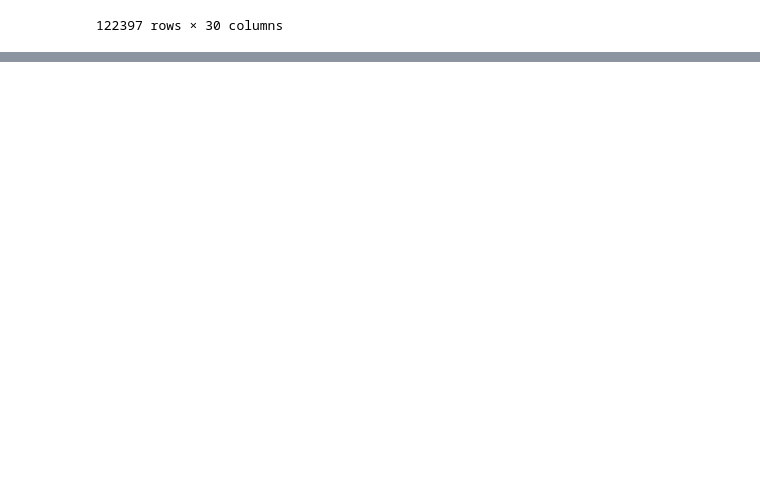
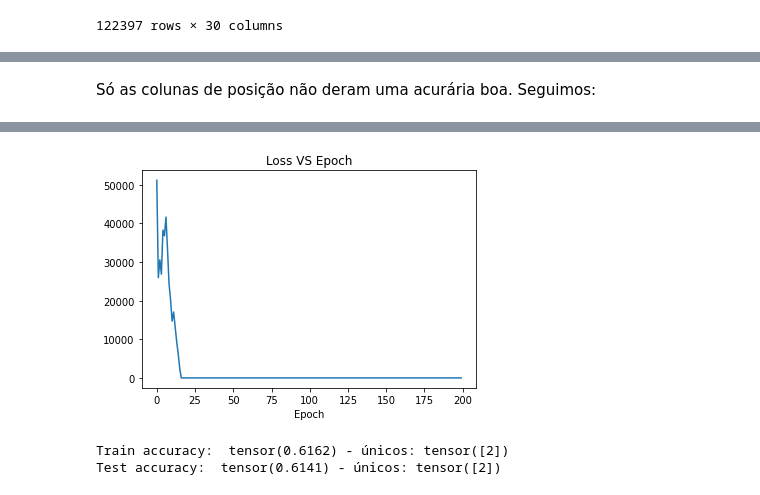
Before and after one commit to jopapo/pos_datascience_redesneurais_tf, a Jupyter notebook: tf.ipynb, the cells around one changed output, grey strips where cells are left out. Drawn from its saved outputs; the diff is of its cells as text; code cells hidden in the pictures; blank space fills up the shorter version.

```diff
--- a/tf.ipynb
+++ b/tf.ipynb
@@ -210,0 +383,29 @@ test accuracy: 20.943345450506826 %
+# %% [markdown]
+Só as colunas de posição não deram uma acurária boa. Seguimos:
+# %%
+# Hipótese 2: Apenas dados com mais que 10% de dados presentes
+
+hyp2_columns = ['DCAL', 'CALI', 'Delta_DTC', 'RMED', 'DTC', 'RDEP', 'Z_LOC', 'GROUP_encoded', 'Delta_DEPTH_MD', 'Delta_GR', 'FORMATION_encoded',
+    'DEPTH_MD', 'Normalized_GR', 'X_LOC', 'BS', 'GR', 'Y_LOC']
+
+class ANN_v4(nn.Module):
+    def __init__(self):
+        super().__init__()
+        self.fc1 = nn.Linear(in_features=len(hyp2_columns), out_features=len(hyp2_columns))
+        self.fc2 = nn.Linear(in_features=len(hyp2_columns), out_features=len(hyp2_columns))
+        self.output = nn.Linear(in_features=len(hyp2_columns), out_features=len(lithofacies))
+
+    def forward(self, x):
+        x = F.relu(self.fc1(x))
+        x = F.relu(self.fc2(x))
+        x = self.output(x)
+
+        return x
+
+# Treinando
+
+(X_train_3, X_test_3, y_train_3, y_test_3) = separate_datasets(categories=hyp2_columns)
+
+# Teste com mais épocas pq atingiu um ótimo local
+model_v4 = train_model(ANN_v4, X_train=X_train_3, y_train=y_train_3, epochs=200)
+# %% [output]
@@ -210,0 +432,7 @@ test accuracy: 20.943345450506826 %
+[figure, added]
+# %%
+output_hidden_prediction(model_v4, hyp2_columns)
+print_accuracy(model_v4, X_tr=X_train_3, y_tr=y_train_3, X_te=X_test_3, y_te=y_test_3)
+# %% [output]
+Train accuracy:  tensor(0.6162) - únicos: tensor([2])
+Test accuracy:  tensor(0.6141) - únicos: tensor([2])
```
Also changed, not shown: parts of 27 cells of this notebook.
